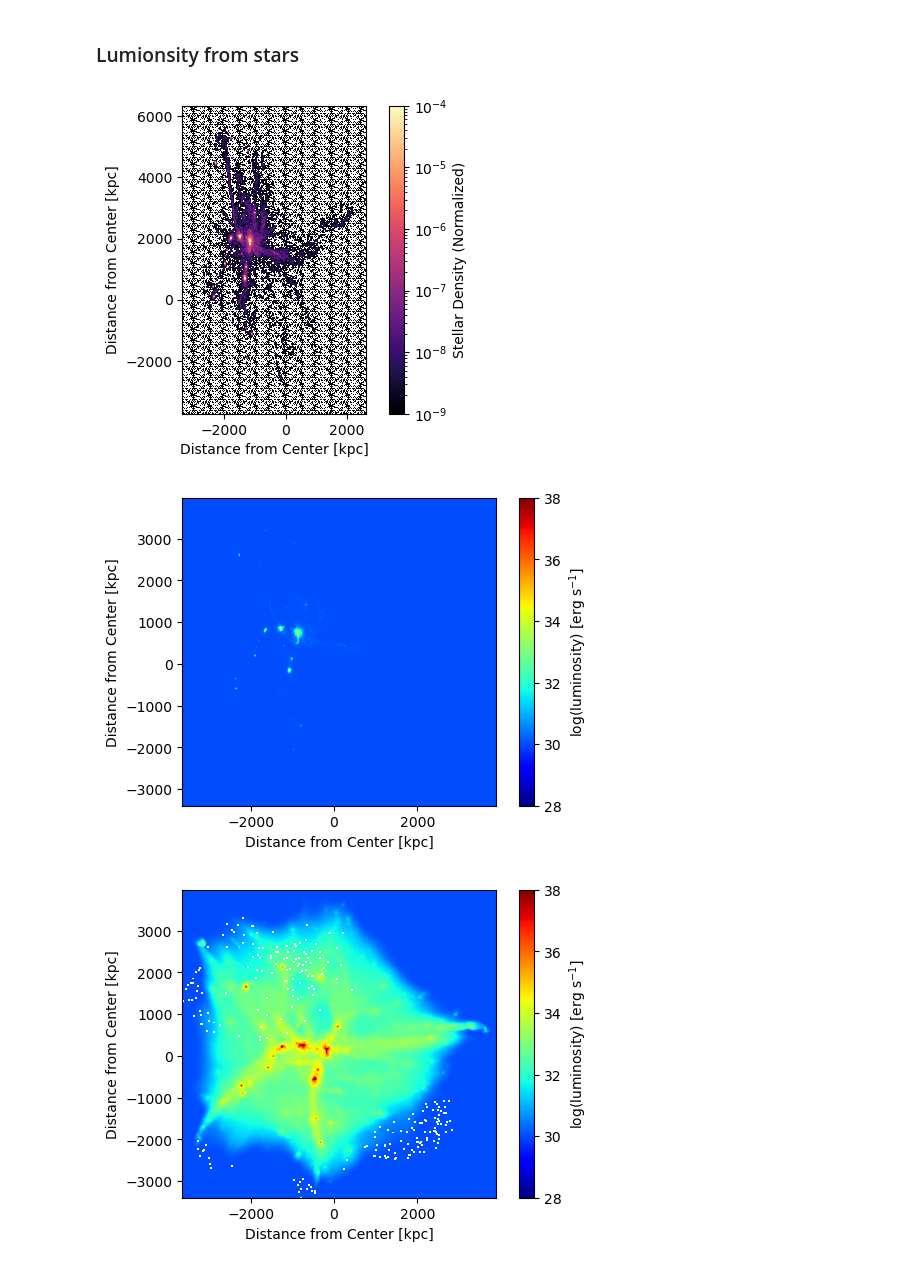
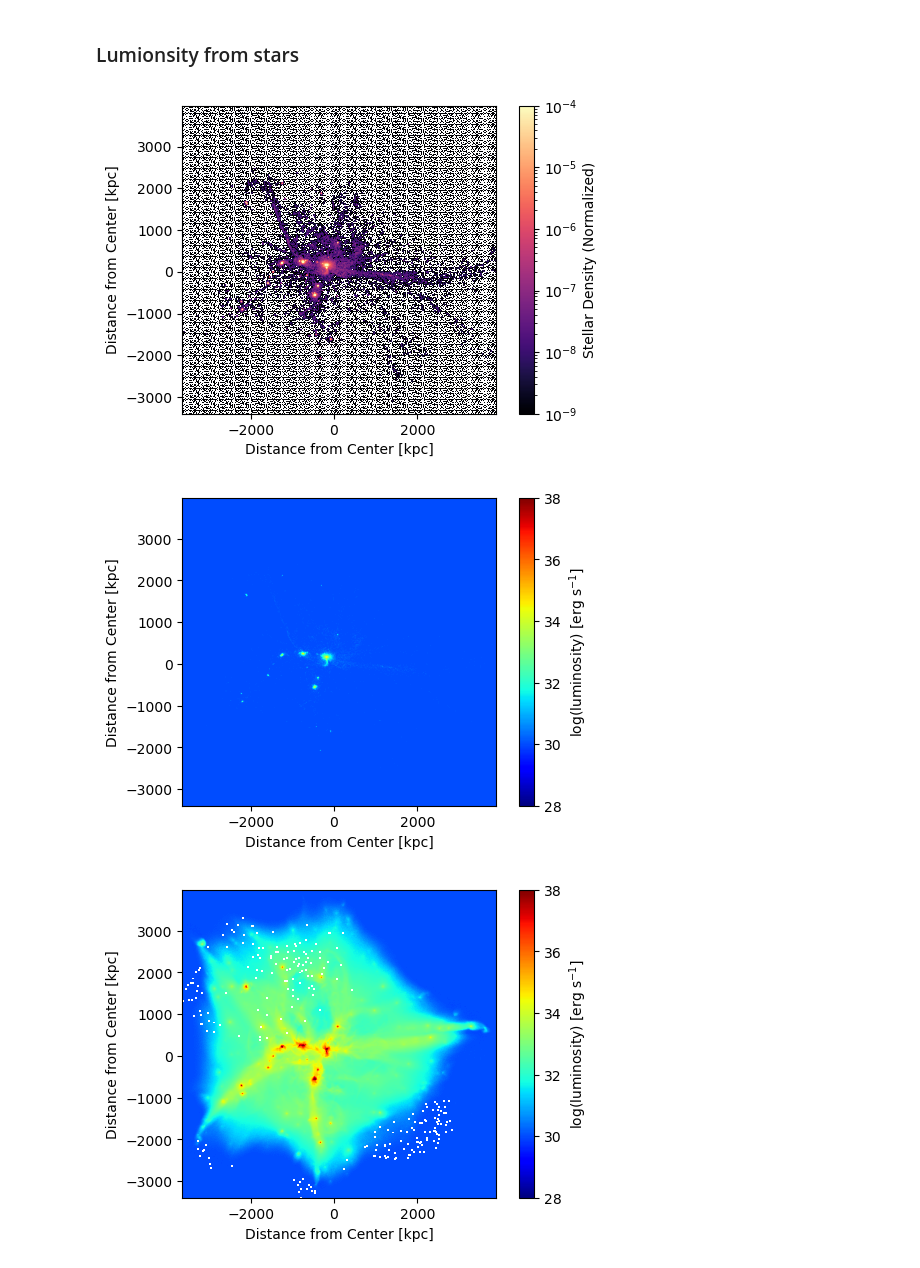
Before and after one commit to brockparker/Coursework, a Jupyter notebook: ASTR-513/HW/Project/Project_Analysis.ipynb, the cells around one changed output. Saved outputs shown, nothing was run; the diff lists cells and outputs as text; code cells hidden in the pictures.

Commit message:
Update project images

```diff
--- a/ASTR-513/HW/Project/Project_Analysis.ipynb
+++ b/ASTR-513/HW/Project/Project_Analysis.ipynb
@@ -382,20 +382,20 @@ star_gridx = np.linspace(star_x.min(), star_x.max(), n+1)
 star_gridy = np.linspace(star_y.min(), star_y.max(), n+1)
 # BP Create grid to interpolate over for stars.
 # %%
-stellar_field, _, _ = binned_statistic_dd(star_loc_plot, star_where, bins=[star_gridx, star_gridy], statistic='count')
+stellar_field, _, _ = binned_statistic_dd(star_loc_plot, star_where, bins=[gridx, gridy], statistic='count')
 stellar_field = stellar_field/np.sum(stellar_field)
 # BP Count how many stars are in each bin, normalize to integrate to 1.
 # BP This stellar field will be used to scale the continuum luminosity.
 # %%
 fig, ax = plt.subplots(figsize = (6, 4))
-plt.imshow(stellar_field, norm=LogNorm(vmin=1e-9, vmax=1e-4), cmap = 'magma', extent = [star_x.min(), star_x.max(), star_y.min(), star_y.max()], origin='lower')
+plt.imshow(stellar_field, norm=LogNorm(vmin=1e-9, vmax=1e-4), cmap = 'magma', extent = [x.min(), x.max(), y.min(), y.max()], origin='lower')
 plt.xlabel('Distance from Center [kpc]')
 plt.ylabel('Distance from Center [kpc]')
 plt.colorbar(label = r'Stellar Density (Normalized)')
 plt.savefig('Stellar_Density_Field.png', dpi=500)
 # BP Plot stellar field of galaxy.
 # %% [output]
-[figure, old version]
+[figure, new version]
 # %%
 luminosity_continuum_field = luminosity_continuum * stellar_field
 # %%
@@ -410,7 +410,7 @@ plt.colorbar(label = r'log(luminosity) [erg s$^{{-1}}$]')
 plt.savefig('Simulated_Luminosity_Stars_Only.png', dpi=500)
 # BP Plot luminosity of entire galaxy.
 # %% [output]
-[figure, old version]
+[figure, new version]
 # %%
 luminosity_total = luminosity_binned + luminosity_continuum_field.value
 luminosity_total_log = np.log10(luminosity_total)
```
Also changed, not shown: parts of 15 cells of this notebook, 18 other files.
